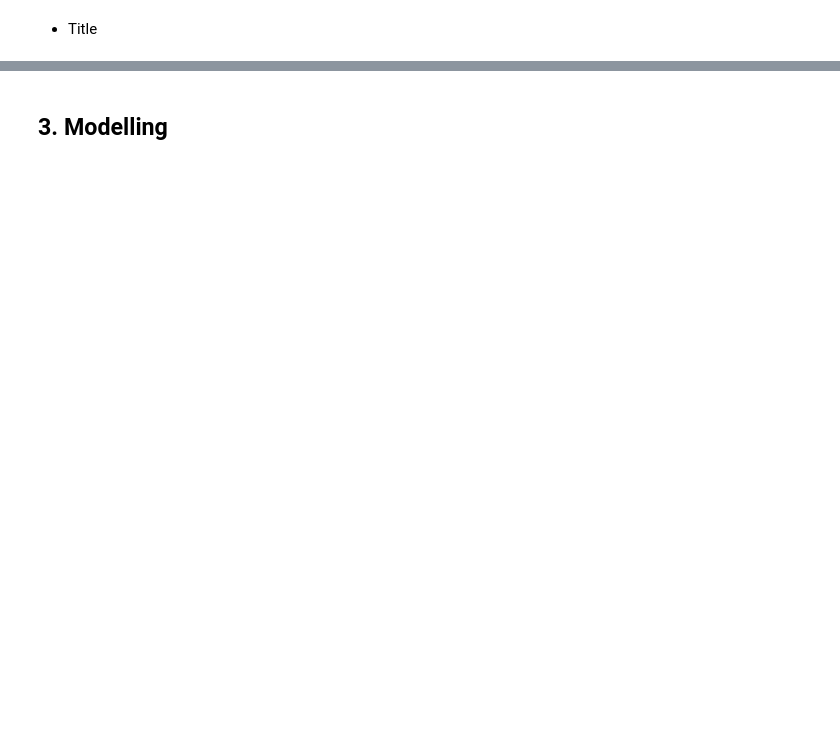
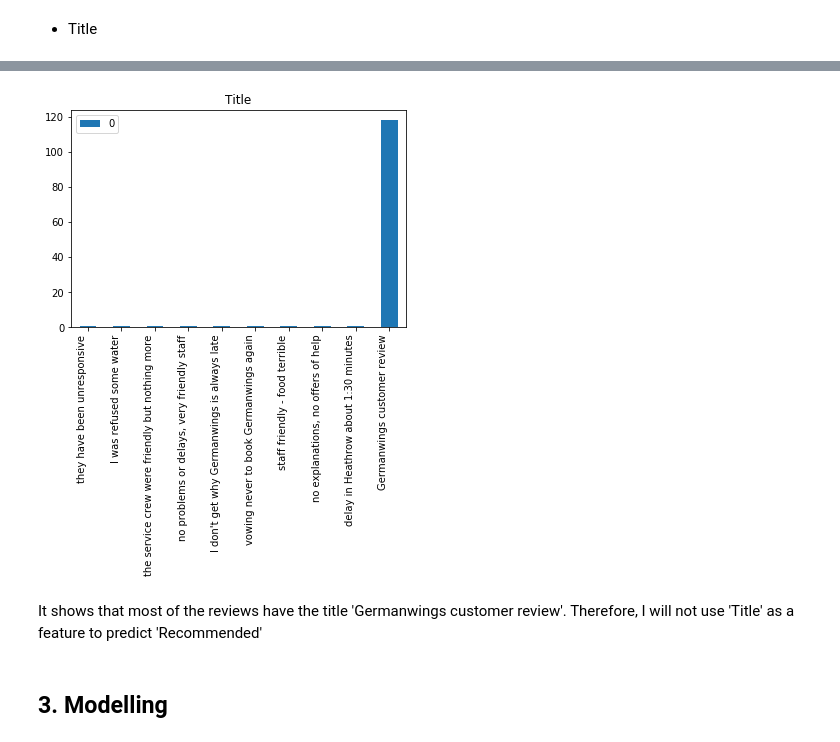
Before and after one commit to ck-unifr/german-wings-airline-challenge, a Jupyter notebook: german-wings-review.ipynb, the cells around one changed output, grey strips where cells are left out. Saved outputs shown, nothing was run; the diff lists cells and outputs as text; code cells hidden in the pictures; blank space fills up the shorter version.

```diff
--- a/german-wings-review.ipynb
+++ b/german-wings-review.ipynb
@@ -362,2 +375,8 @@ It shows that there is a lot of missing data in the categorical features. The ca
+# %%
+plot_strings(df_review['Title'], title='Title')
+# %% [output]
+[figure, added]
+# %% [markdown]
+It shows that most of the reviews have the title 'Germanwings customer review'. Therefore, I will not use 'Title' as a feature to predict 'Recommended'
 # %% [markdown]
 ## 3. Modelling
```
Also changed, not shown: parts of 5 cells of this notebook.
